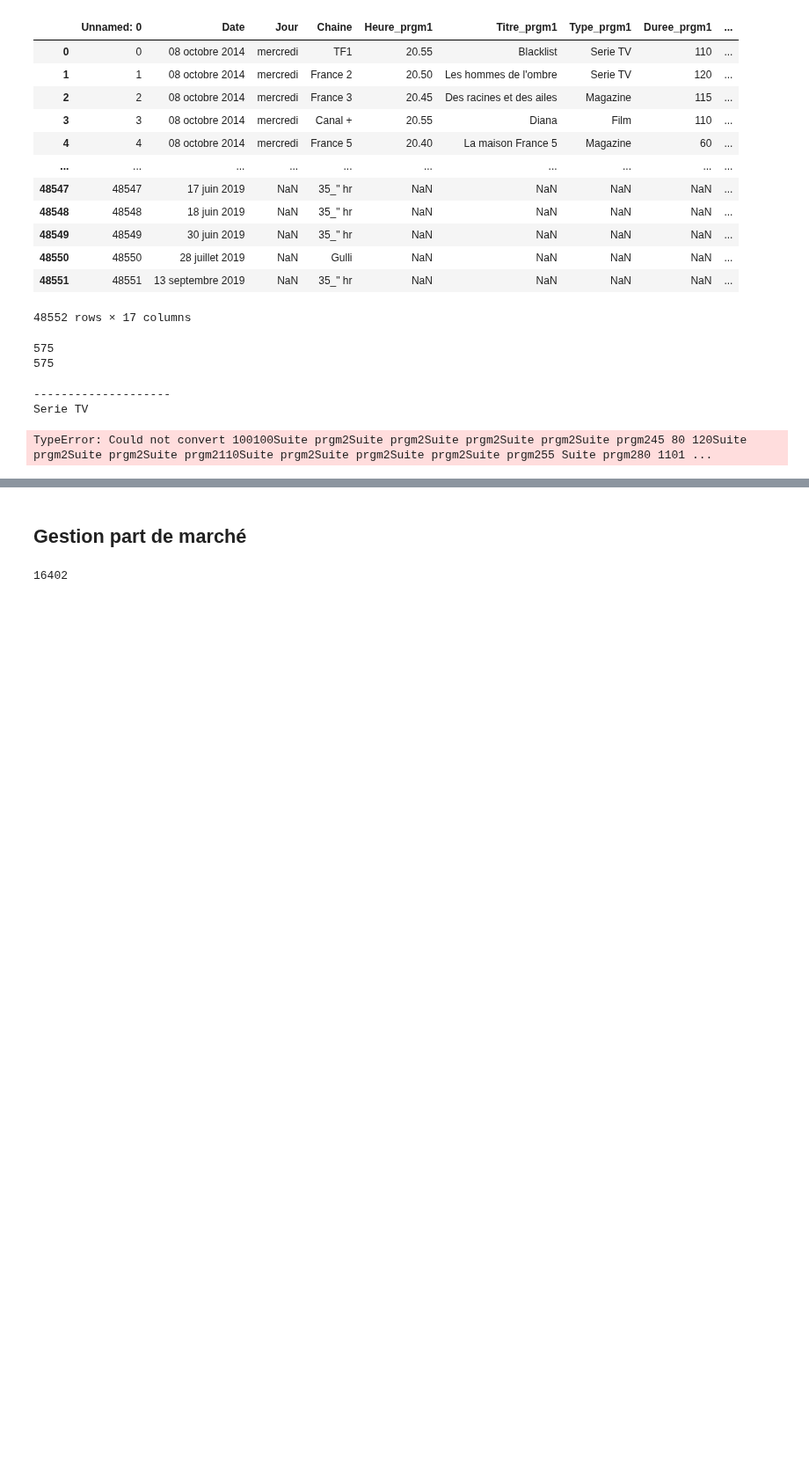
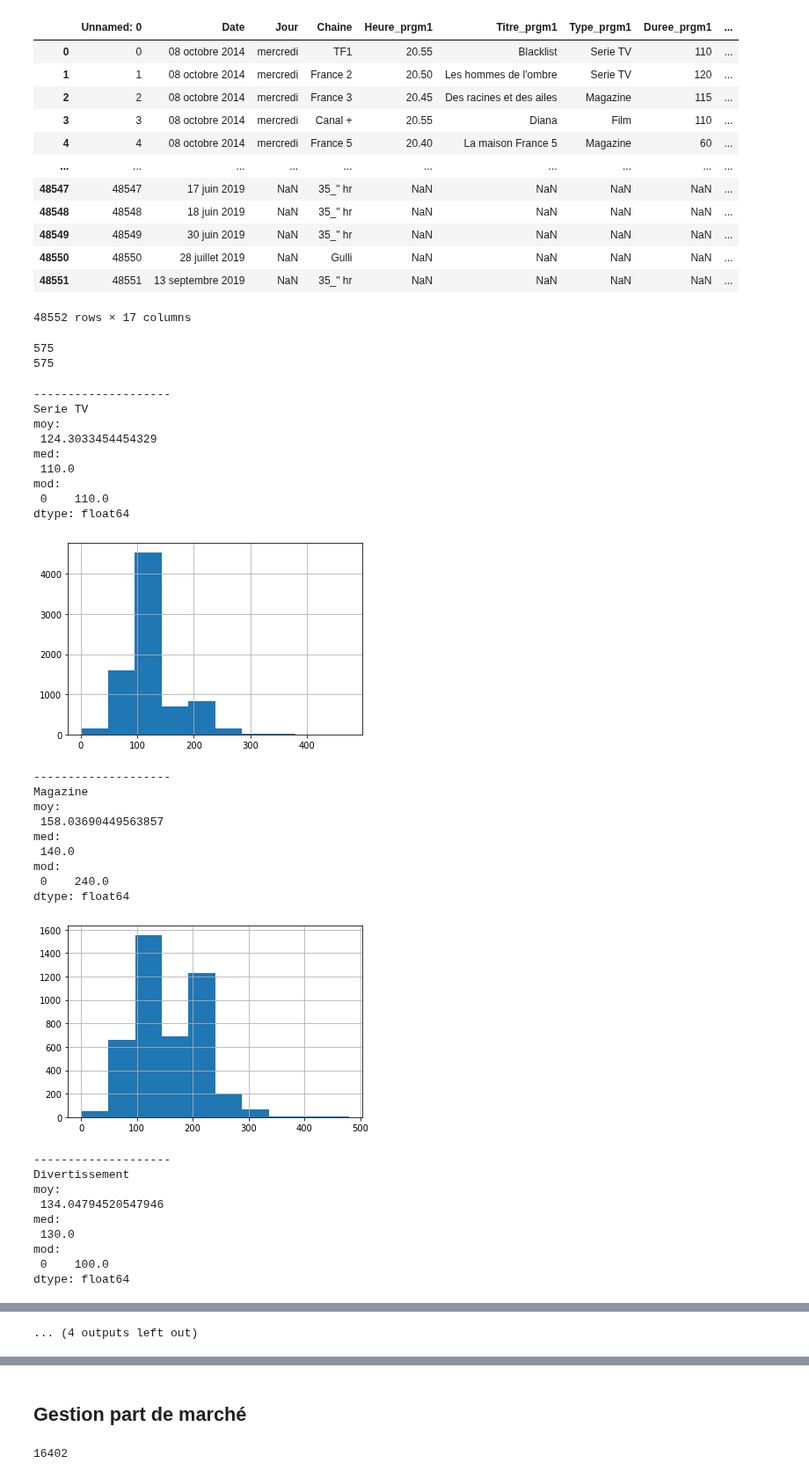
Before and after one commit to dnscharles/Predicting_tv_audiences, a Jupyter notebook: Commun/02_Nettoyage_apres_fusion/Exploration.ipynb, the cells around one changed output, grey strips where cells are left out. Shown at 88% size. Saved outputs shown, nothing was run; the diff lists cells and outputs as text; code cells hidden in the pictures; blank space fills up the shorter version.

```diff
--- a/Commun/02_Nettoyage_apres_fusion/Exploration.ipynb
+++ b/Commun/02_Nettoyage_apres_fusion/Exploration.ipynb
@@ -274,16 +274,42 @@ print(data['Duree_prgm2'].isna().sum())
 575
 575
 # %%
-for cat in data["Type_prgm2"].unique():
+for cat in data["Type_prgm1"].unique():
     subset = data[data.Type_prgm1 == cat] # Création du sous-échantillon
     print("-"*20)
     print(cat)
-    print("moy:\n",subset['Duree_prgm2'].mean())
-    print("med:\n",subset['Duree_prgm2'].median())
-    print("mod:\n",subset['Duree_prgm2'].mode())
+    print("moy:\n",subset['Duree_prgm1'].mean())
+    print("med:\n",subset['Duree_prgm1'].median())
+    print("mod:\n",subset['Duree_prgm1'].mode())
     subset["Duree_prgm1"].hist() # Crée l'histogramme
     plt.show() # Affiche l'histogramme
 # %% [output]
 --------------------
 Serie TV
+moy:
+ 124.3033454454329
+med:
+ 110.0
+mod:
+ 0    110.0
+dtype: float64
+[figure, added]
-TypeError: Could not convert 100100Suite prgm2Suite prgm2Suite prgm2Suite prgm2Suite prgm245 80 120Suite prgm2Suite prgm2Suite prgm2110Suite prgm2Suite prgm2Suite prgm2Suite prgm255 Suite prgm280 1101 ...
+--------------------
+Magazine
+moy:
+ 158.03690449563857
+med:
+ 140.0
+mod:
+ 0    240.0
+dtype: float64
+[figure, added]
+--------------------
+Divertissement
+moy:
+ 134.04794520547946
+med:
+ 130.0
+mod:
+ 0    100.0
+dtype: float64
@@ -289,0 +347 @@ TypeError: Could not convert 100100Suite prgm2Suite prgm2Suite prgm2Suite prgm2S
+... (4 outputs left out)
```
Also changed, not shown: parts of 11 cells of this notebook, 2 other files.
